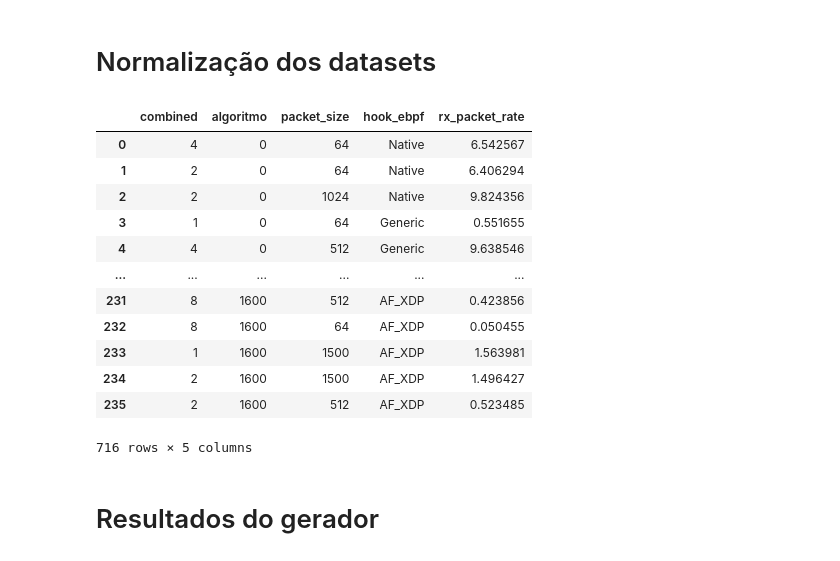
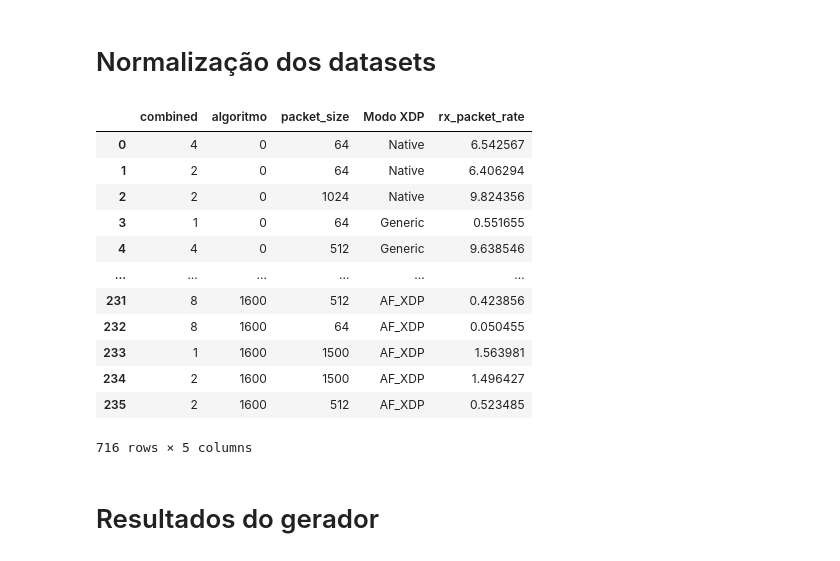
Before and after one commit to igor-capeletti/tcc_eBPF_XDP, a Jupyter notebook: scripts/python/gera_graficos_vazao.ipynb, the cells around one changed output. Saved outputs shown, nothing was run; the diff lists cells and outputs as text; code cells hidden in the pictures.

```diff
--- a/scripts/python/gera_graficos_vazao.ipynb
+++ b/scripts/python/gera_graficos_vazao.ipynb
@@ -55,27 +55,28 @@ lista_alias_pacotes= ['64B','128B','256B','512B','1024B','1500B']
 # %%
 #antes de executar isso, eliminar ultima coluna dos arquivos perf que estão em branco
 
 #normalizacao para alterar o nome do algoritmo for_0_a_0 para base-line
 #df_gerador['algoritmo']= df_gerador['algoritmo'].replace('for_0_a_0','base-line')
 colunas= ['combined', 'algoritmo', 'packet_size', 'hook_ebpf', 'rx_packet_rate']
 df_gerador= df_gerador[colunas]
 
 df_gerador['hook_ebpf']= df_gerador['hook_ebpf'].replace('af_xdp','AF_XDP')
 df_gerador['hook_ebpf']= df_gerador['hook_ebpf'].replace('xdpgeneric','Generic')
 df_gerador['hook_ebpf']= df_gerador['hook_ebpf'].replace('xdpdrv','Native')
 
 df_gerador['rx_packet_rate']= df_gerador['rx_packet_rate']*df_gerador['packet_size']
 df_gerador['rx_packet_rate']= df_gerador['rx_packet_rate']/(1000000000)
 df_gerador['rx_packet_rate']= df_gerador['rx_packet_rate']*8
 
 for i,j in zip(lista_for,lista_alias_for):
        df_gerador['algoritmo']= df_gerador['algoritmo'].replace(f'{i}',f'{j}')
 
 df_gerador['algoritmo']= df_gerador['algoritmo'].astype(int)
+df_gerador = df_gerador.rename(columns={'hook_ebpf': 'Modo XDP'})
 
 df_gerador
 # %% [output]
-|  | combined | algoritmo | packet_size | hook_ebpf | rx_packet_rate |
+|  | combined | algoritmo | packet_size | Modo XDP | rx_packet_rate |
 | 0 | 4 | 0 | 64 | Native | 6.542567 |
 | 1 | 2 | 0 | 64 | Native | 6.406294 |
 | 2 | 2 | 0 | 1024 | Native | 9.824356 |
```
Also changed, not shown: parts of 26 cells of this notebook, 49 other files.
